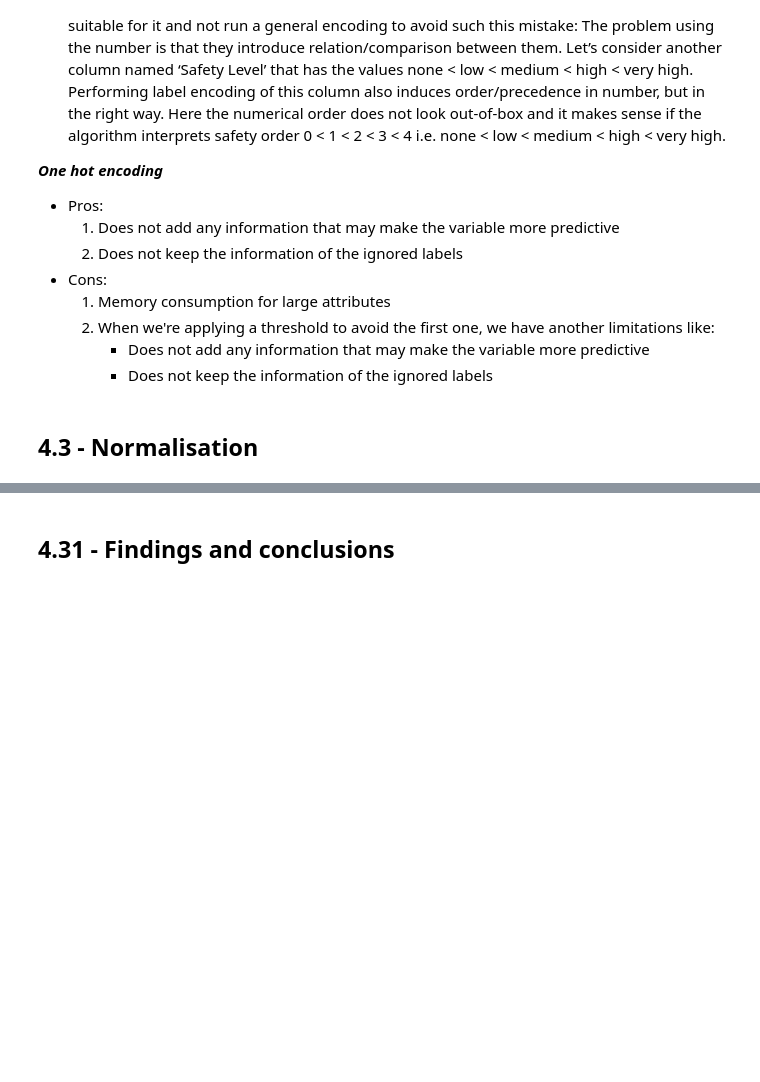
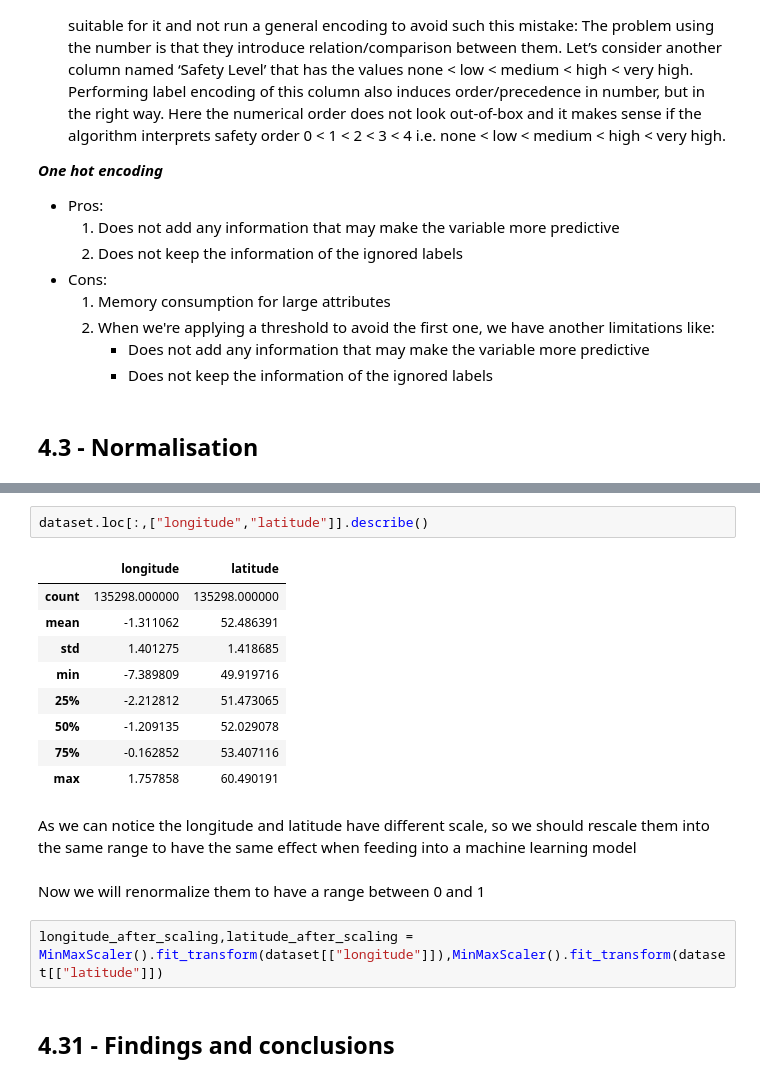
Before and after one commit to Abdelrahman-Khater/DE, a Jupyter notebook: m1 khair.ipynb, the cells around one changed output, grey strips where cells are left out. Cells and saved outputs as stored; diff of their text form; blank space fills up the shorter version.

```diff
--- a/m1 khair.ipynb
+++ b/m1 khair.ipynb
@@ -672,2 +703,21 @@ The problem using the number is that they introduce relation/comparison between
+# %%
+dataset.loc[:,["longitude","latitude"]].describe()
+# %% [output]
+|  | longitude | latitude |
+| count | 135298.000000 | 135298.000000 |
+| mean | -1.311062 | 52.486391 |
+| std | 1.401275 | 1.418685 |
+| min | -7.389809 | 49.919716 |
+| 25% | -2.212812 | 51.473065 |
+| 50% | -1.209135 | 52.029078 |
+| 75% | -0.162852 | 53.407116 |
+| max | 1.757858 | 60.490191 |
+# %% [markdown]
+As we can notice the longitude and latitude have different scale, so we should rescale them into the same range to have the same effect when feeding
+into a machine learning model
+# %% [markdown]
+Now we will renormalize them to have a range between 0 and 1
+# %%
+longitude_after_scaling,latitude_after_scaling =  MinMaxScaler().fit_transform(dataset[["longitude"]]),MinMaxScaler().fit_transform(dataset[["latitude"]])
 # %% [markdown]
 ## 4.31 - Findings and conclusions
```
Also changed, not shown: parts of 4 cells of this notebook.
